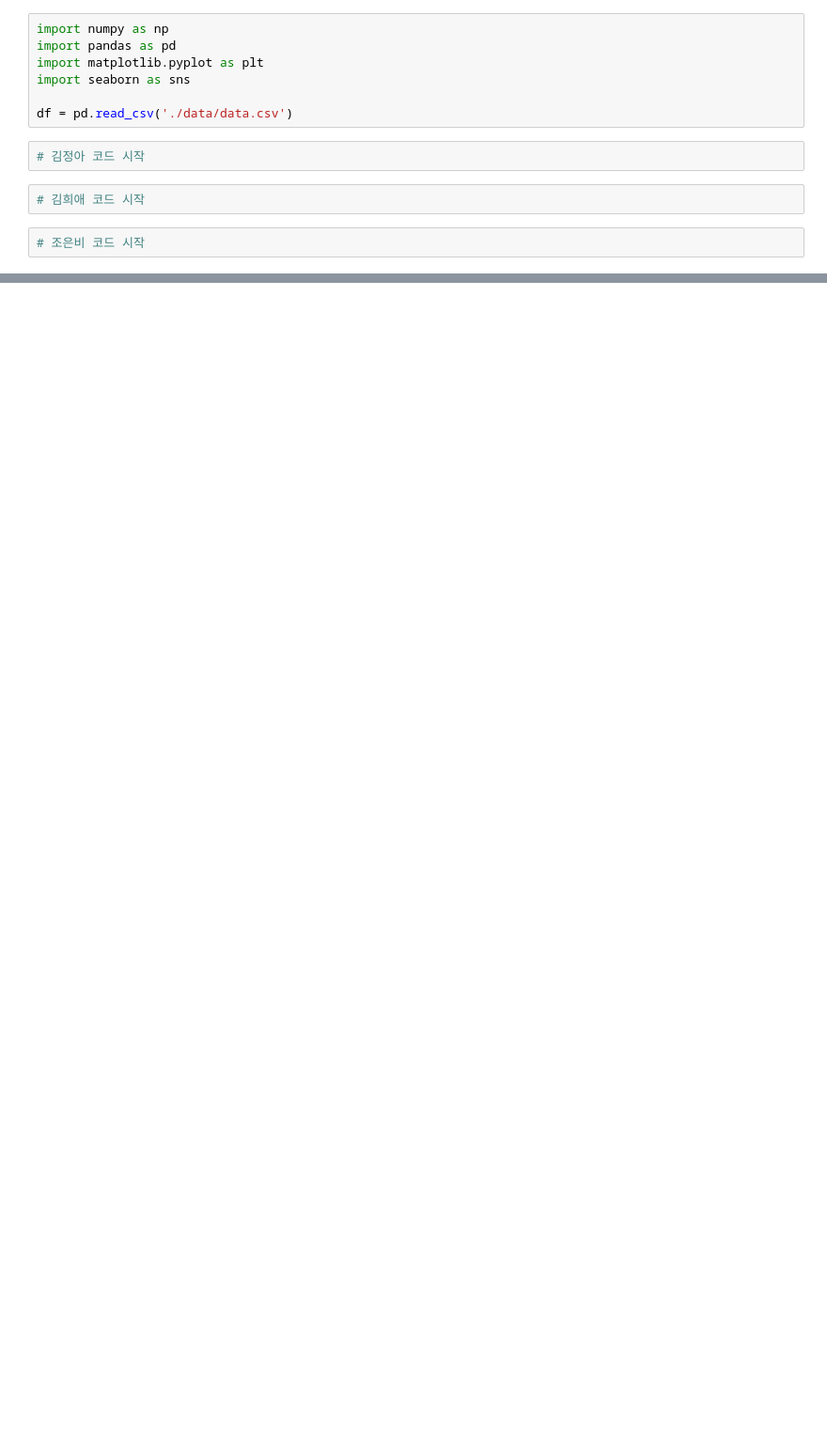
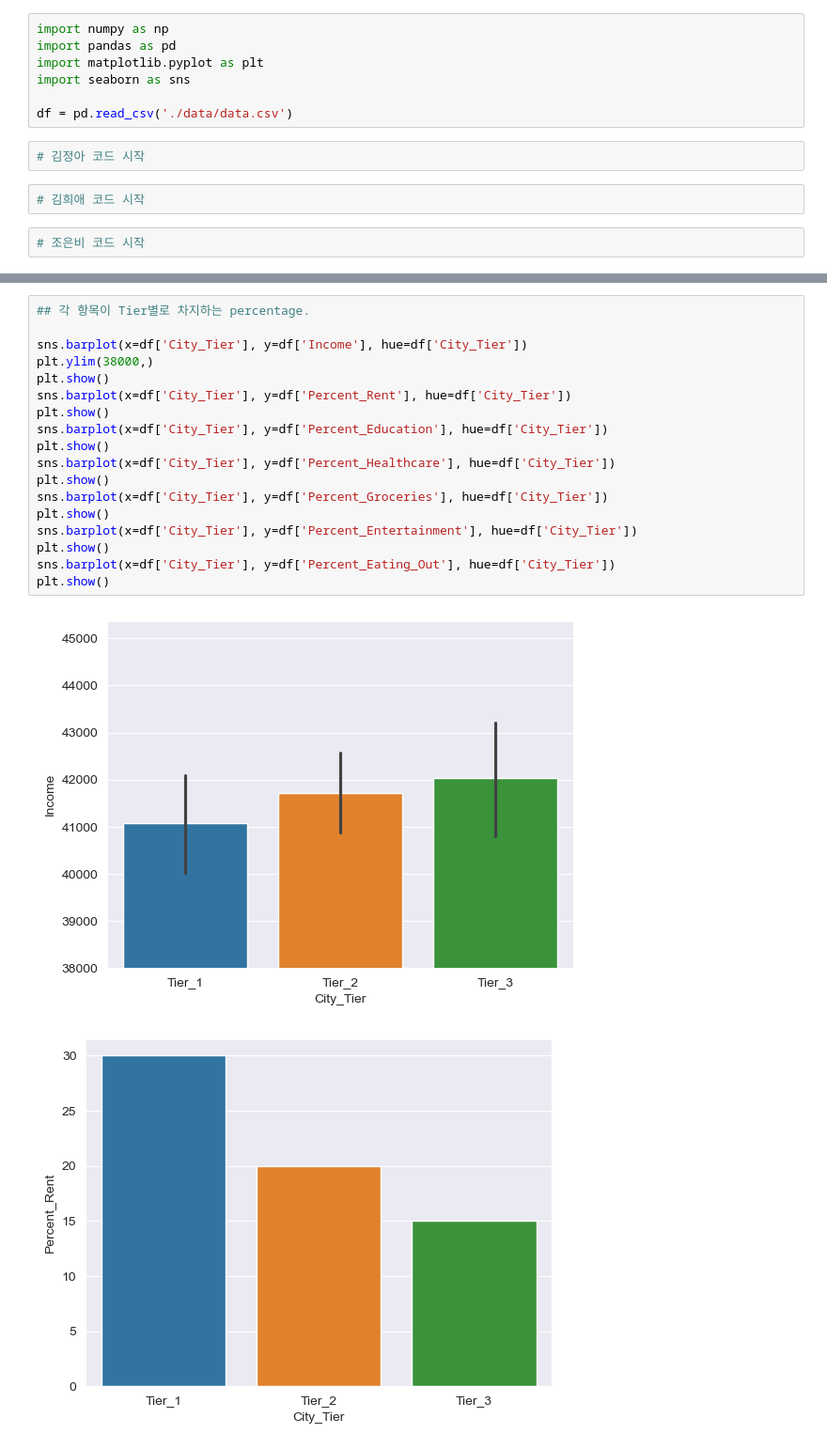
Before and after one commit to encore-ai-240909/eda_workspace, a Jupyter notebook: K3J1/EDA_notebook.ipynb, the cells around one changed output, grey strips where cells are left out. Shown at 94% size. Saved outputs shown, nothing was run; the diff lists cells and outputs as text; blank space fills up the shorter version.

```diff
--- a/K3J1/EDA_notebook.ipynb
+++ b/K3J1/EDA_notebook.ipynb
@@ -15,0 +127,21 @@ df = pd.read_csv('./data/data.csv')
+# %%
+## 각 항목이 Tier별로 차지하는 percentage.
+
+sns.barplot(x=df['City_Tier'], y=df['Income'], hue=df['City_Tier'])
+plt.ylim(38000,)
+plt.show()
+sns.barplot(x=df['City_Tier'], y=df['Percent_Rent'], hue=df['City_Tier'])
+plt.show()
+sns.barplot(x=df['City_Tier'], y=df['Percent_Education'], hue=df['City_Tier'])
+plt.show()
+sns.barplot(x=df['City_Tier'], y=df['Percent_Healthcare'], hue=df['City_Tier'])
+plt.show()
+sns.barplot(x=df['City_Tier'], y=df['Percent_Groceries'], hue=df['City_Tier'])
+plt.show()
+sns.barplot(x=df['City_Tier'], y=df['Percent_Entertainment'], hue=df['City_Tier'])
+plt.show()
+sns.barplot(x=df['City_Tier'], y=df['Percent_Eating_Out'], hue=df['City_Tier'])
+plt.show()
+# %% [output]
+[figure, added]
+[figure, added]
```
Also changed, not shown: parts of 6 cells of this notebook, 1 other file.
